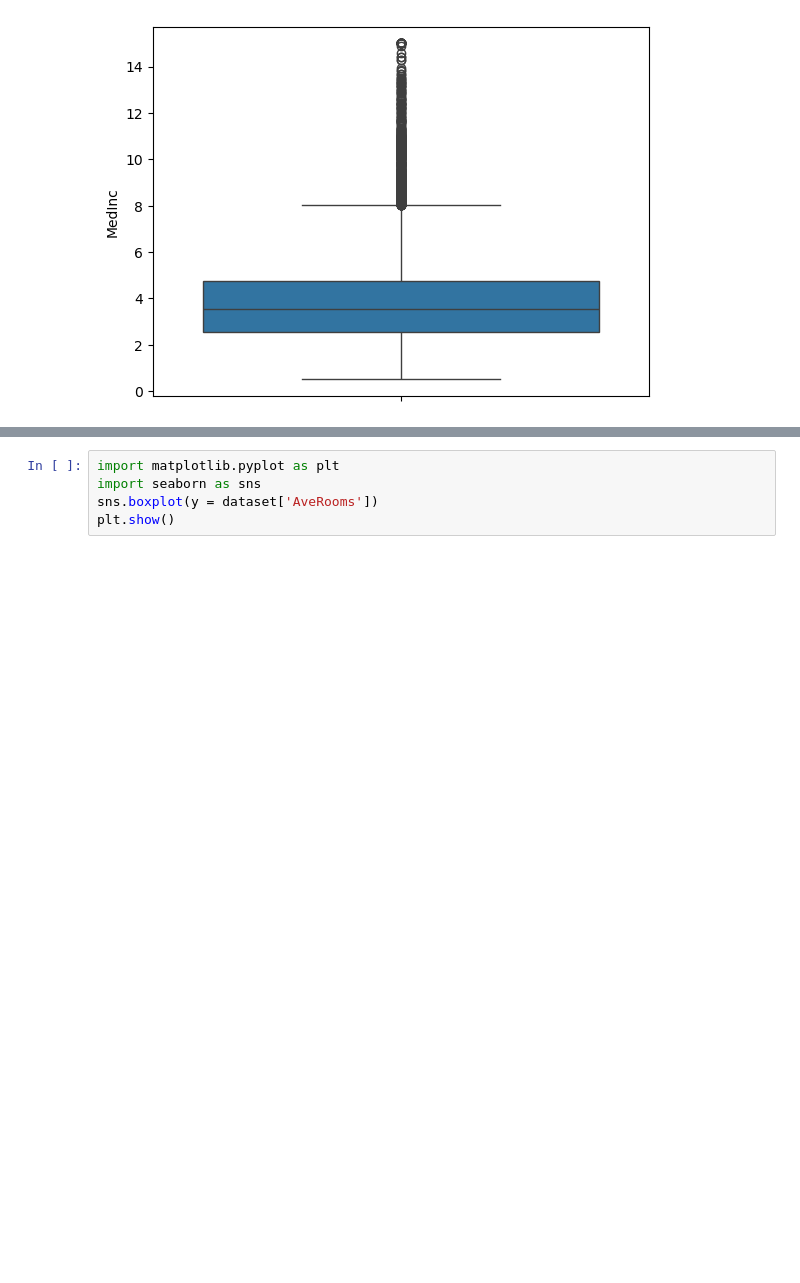
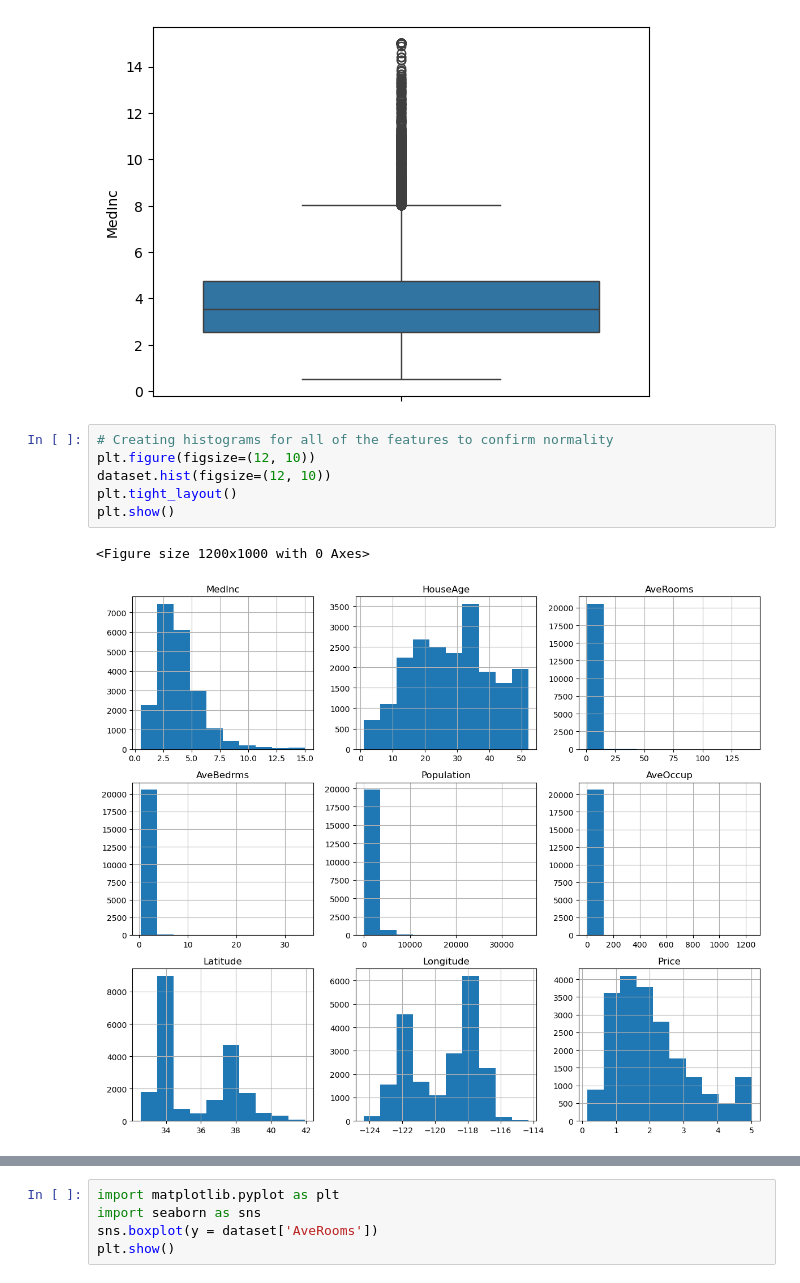
Before and after one commit to hcorbat1/Machine-Learning-Enhancement, a Jupyter notebook: ML preactice on linear & logistic regressions.ipynb, the cells around one changed output, grey strips where cells are left out. Drawn from its saved outputs; the diff is of its cells as text; blank space fills up the shorter version.

```diff
--- a/ML preactice on linear & logistic regressions.ipynb
+++ b/ML preactice on linear & logistic regressions.ipynb
@@ -280,3 +280,12 @@ sns.boxplot(y = dataset['MedInc'])
 plt.show()
 # %% [output]
 [figure]
+# %%
+# Creating histograms for all of the features to confirm normality
+plt.figure(figsize=(12, 10))
+dataset.hist(figsize=(12, 10))
+plt.tight_layout()
+plt.show()
+# %% [output]
+<Figure size 1200x1000 with 0 Axes>
+[figure, added]
```
Also changed, not shown: parts of 21 cells of this notebook.
